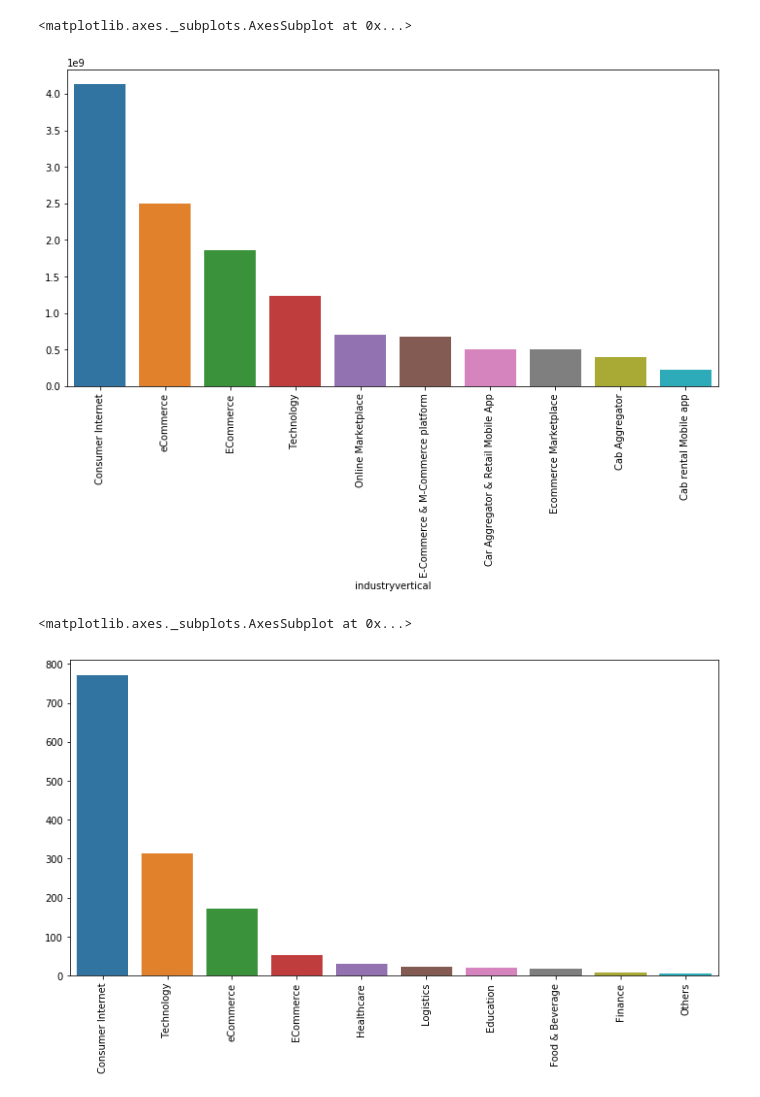
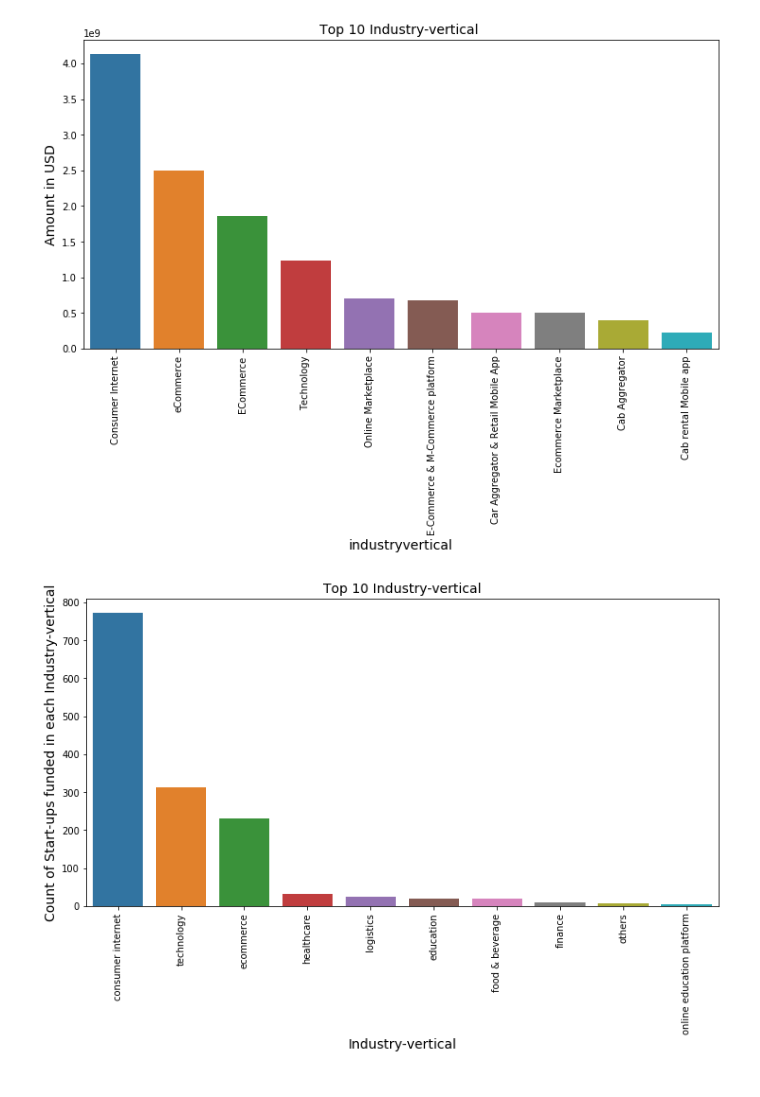
Before and after one commit to rushabh-mehta/GA-Hackathon1, a Jupyter notebook: data_visualization_hackathon.ipynb, the cells around one changed output. Saved outputs shown, nothing was run; the diff lists cells and outputs as text; code cells hidden in the pictures.

Commit message:
Added labels,converted to lowercase and min/max

```diff
--- a/data_visualization_hackathon.ipynb
+++ b/data_visualization_hackathon.ipynb
@@ -160,21 +163,28 @@ data_sum.sort_values(ascending=False,inplace=True)
 #Plotting the above values
 plt.figure(figsize=(12,6))
 plt.xticks(rotation="vertical")
+plt.xlabel("Industry-vertical", fontsize=14)
+plt.ylabel("Amount in USD", fontsize=14)
+plt.title("Top 10 Industry-vertical ", fontsize=14)
 sns.barplot(x=data_sum.index[:10],y=data_sum.values[:10])
+plt.show()
 # %% [output]
-<matplotlib.axes._subplots.AxesSubplot at 0x...>
-[figure, old version]
+[figure, new version]
 # %%
 #Determing the count of start-ups that received funds grouped by their industry-vertical
+data_ind_fav["industryvertical"] = data_ind_fav["industryvertical"].str.lower()
 plot2 = data_ind_fav['industryvertical'].value_counts().head(10)
 # %%
 #Plotting the above values
 plt.figure(figsize=(12,6))
 plt.xticks(rotation="vertical")
+plt.xlabel("Industry-vertical", fontsize=14)
+plt.ylabel("Count of Start-ups funded in each Industry-vertical", fontsize=14)
+plt.title("Top 10 Industry-vertical", fontsize=14)
 sns.barplot(x=plot2.index[:10],y=plot2.values[:10])
+plt.show()
 # %% [output]
-<matplotlib.axes._subplots.AxesSubplot at 0x...>
-[figure, old version]
+[figure, new version]
 # %%
 #Determing which investor provides the greatest funding (question 4)
 # %%
```
Also changed, not shown: parts of 17 cells of this notebook.
